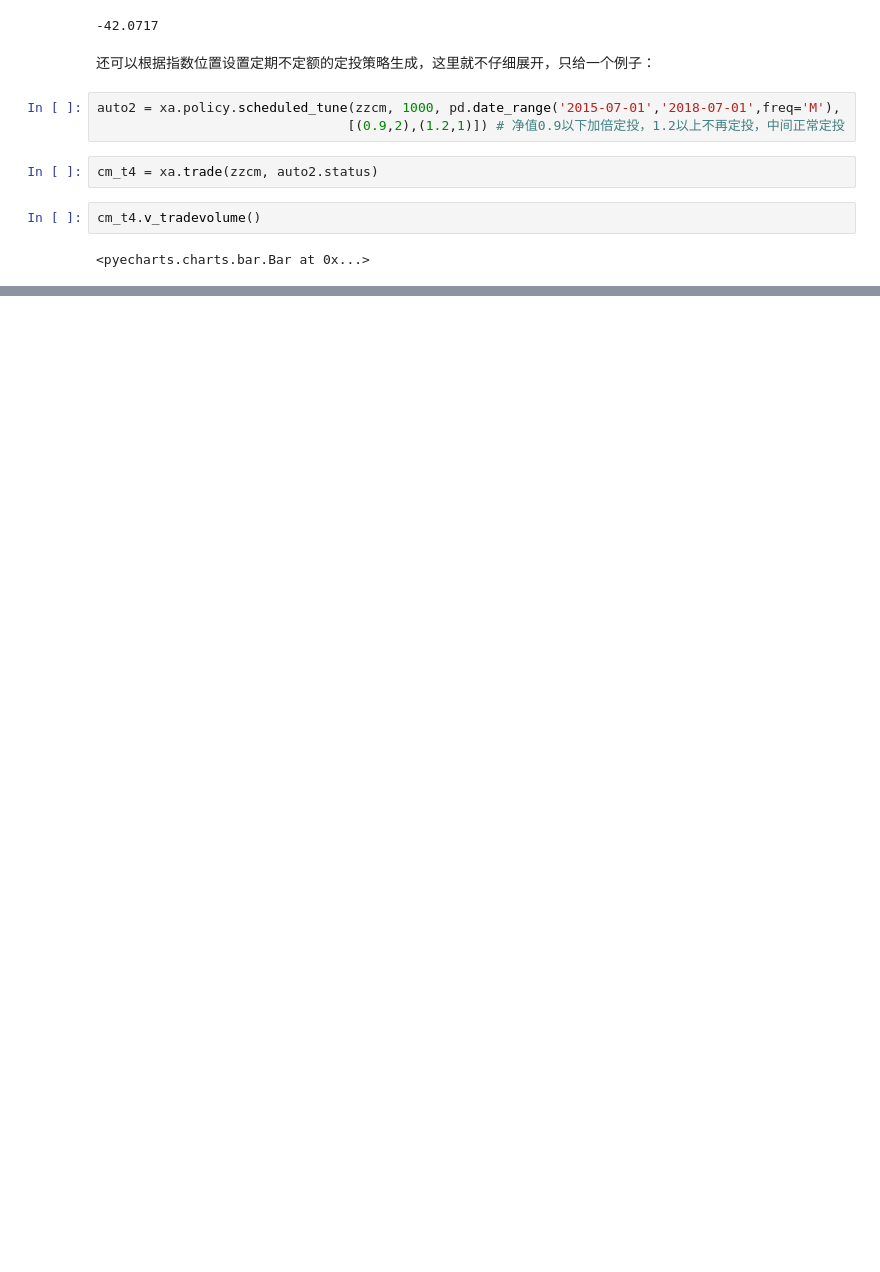
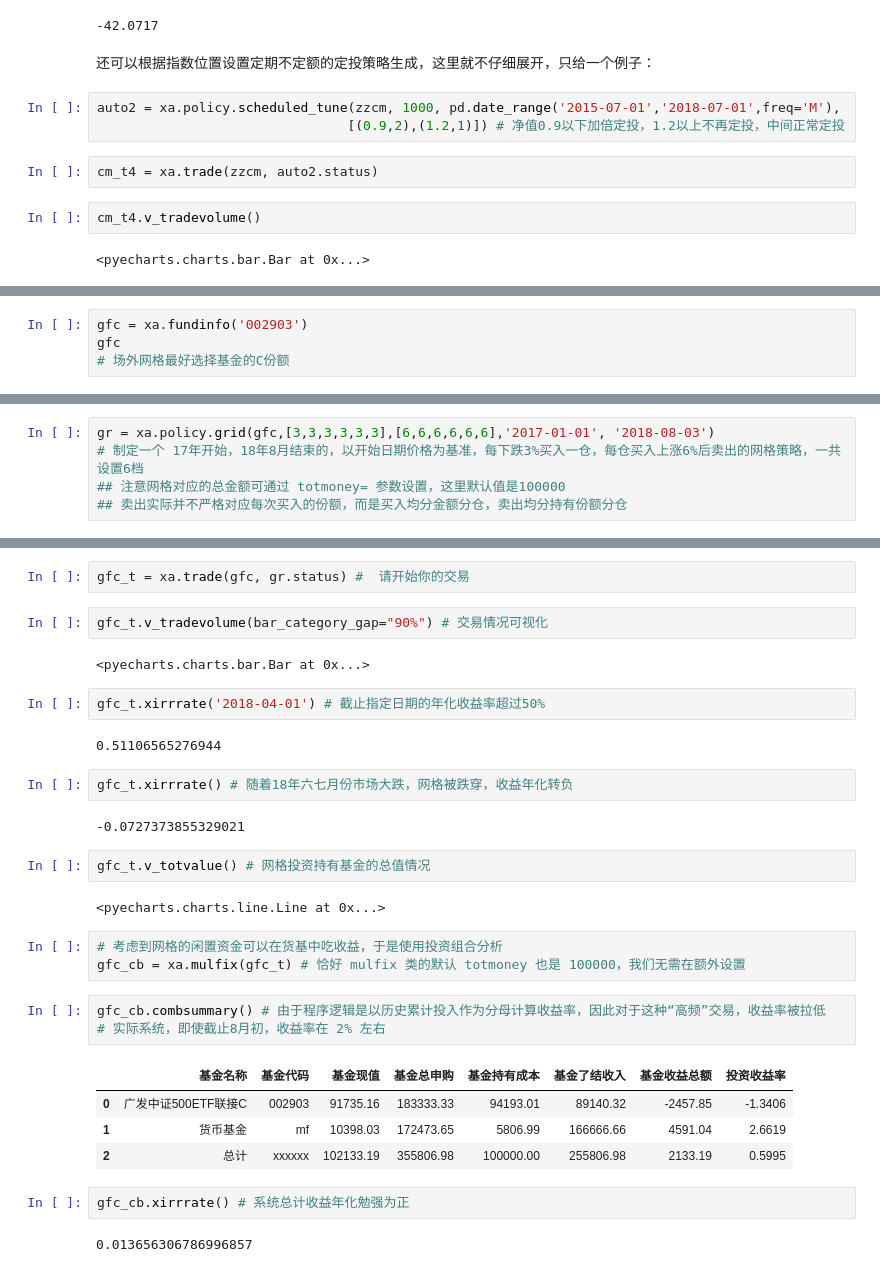
Before and after one commit to refraction-ray/xalpha, a Jupyter notebook: doc/samples/policy.ipynb, the cells around one changed output, grey strips where cells are left out. Drawn from its saved outputs; the diff is of its cells as text; blank space fills up the shorter version.

Commit message:
acshare doc add and policy doc update

```diff
--- a/doc/samples/policy.ipynb
+++ b/doc/samples/policy.ipynb
@@ -92,0 +95,4 @@ cm_t4.v_tradevolume()
+# %%
+gfc = xa.fundinfo('002903')
+gfc
+# 场外网格最好选择基金的C份额
@@ -92,0 +101,5 @@ cm_t4.v_tradevolume()
+# %%
+gr = xa.policy.grid(gfc,[3,3,3,3,3,3],[6,6,6,6,6,6],'2017-01-01', '2018-08-03')
+# 制定一个 17年开始，18年8月结束的，以开始日期价格为基准，每下跌3%买入一仓，每仓买入上涨6%后卖出的网格策略，一共设置6档
+## 注意网格对应的总金额可通过 totmoney= 参数设置，这里默认值是100000
+## 卖出实际并不严格对应每次买入的份额，而是买入均分金额分仓，卖出均分持有份额分仓
@@ -92,0 +127,33 @@ cm_t4.v_tradevolume()
+# %%
+gfc_t = xa.trade(gfc, gr.status) #  请开始你的交易
+# %%
+gfc_t.v_tradevolume(bar_category_gap="90%") # 交易情况可视化
+# %% [output]
+<pyecharts.charts.bar.Bar at 0x...>
+# %%
+gfc_t.xirrrate('2018-04-01') # 截止指定日期的年化收益率超过50%
+# %% [output]
+0.51106565276944
+# %%
+gfc_t.xirrrate() # 随着18年六七月份市场大跌，网格被跌穿，收益年化转负
+# %% [output]
+-0.0727373855329021
+# %%
+gfc_t.v_totvalue() # 网格投资持有基金的总值情况
+# %% [output]
+<pyecharts.charts.line.Line at 0x...>
+# %%
+# 考虑到网格的闲置资金可以在货基中吃收益，于是使用投资组合分析
+gfc_cb = xa.mulfix(gfc_t) # 恰好 mulfix 类的默认 totmoney 也是 100000，我们无需在额外设置
+# %%
+gfc_cb.combsummary() # 由于程序逻辑是以历史累计投入作为分母计算收益率，因此对于这种“高频”交易，收益率被拉低
+# 实际系统，即使截止8月初，收益率在 2% 左右
+# %% [output]
+|  | 基金名称 | 基金代码 | 基金现值 | 基金总申购 | 基金持有成本 | 基金了结收入 | 基金收益总额 | 投资收益率 |
+| 0 | 广发中证500ETF联接C | 002903 | 91735.16 | 183333.33 | 94193.01 | 89140.32 | -2457.85 | -1.3406 |
+| 1 | 货币基金 | mf | 10398.03 | 172473.65 | 5806.99 | 166666.66 | 4591.04 | 2.6619 |
+| 2 | 总计 | xxxxxx | 102133.19 | 355806.98 | 100000.00 | 255806.98 | 2133.19 | 0.5995 |
+# %%
+gfc_cb.xirrrate() # 系统总计收益年化勉强为正
+# %% [output]
+0.013656306786996857
```
Also changed, not shown: parts of 4 cells of this notebook, 3 other files.
